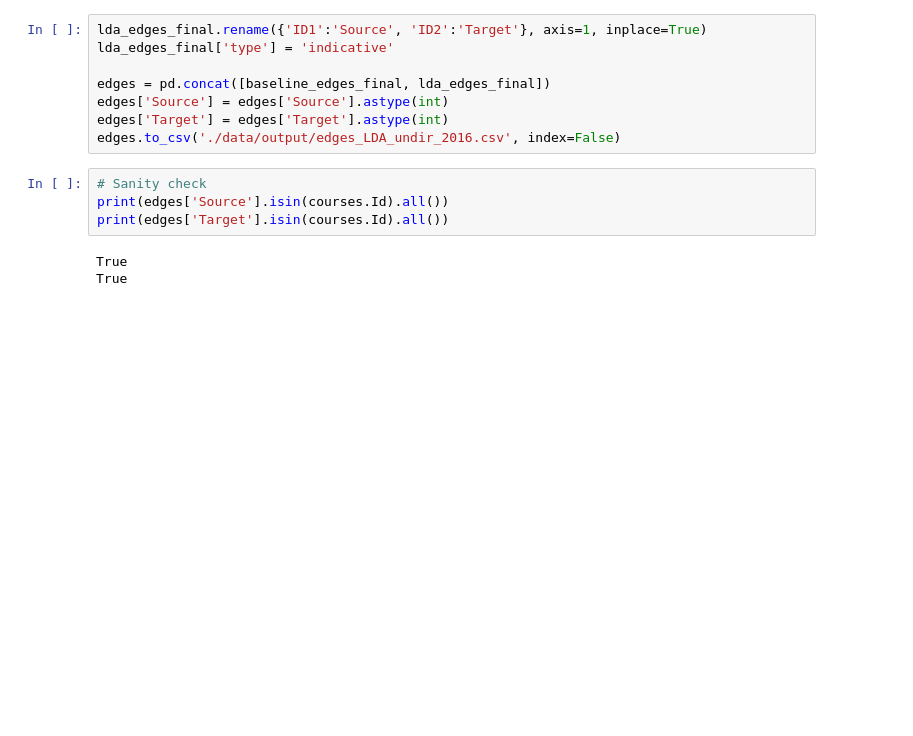
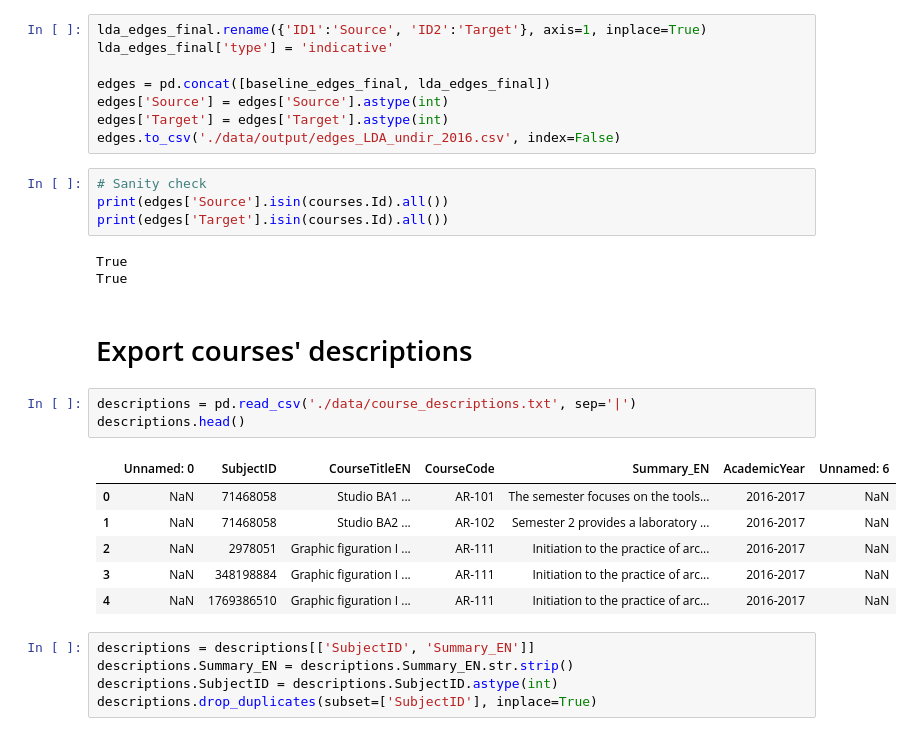
Before and after one commit to rbsteinm/EPFL-Courses-Graph-Representation, a Jupyter notebook: dataProcessing/DataProcessing.ipynb, the cells around one changed output. Saved outputs shown, nothing was run; the diff lists cells and outputs as text; blank space fills up the shorter version.

Commit message:
new data files for courses descriptions and sections

```diff
--- a/dataProcessing/DataProcessing.ipynb
+++ b/dataProcessing/DataProcessing.ipynb
@@ -323,3 +325,20 @@ print(edges['Target'].isin(courses.Id).all())
 # %% [output]
 True
 True
+# %% [markdown]
+# Export courses' descriptions
+# %%
+descriptions = pd.read_csv('./data/course_descriptions.txt', sep='|')
+descriptions.head()
+# %% [output]
+|  | Unnamed: 0 | SubjectID | CourseTitleEN | CourseCode | Summary_EN | AcademicYear | Unnamed: 6 |
+| 0 | NaN | 71468058 | Studio BA1 ... | AR-101 | The semester focuses on the tools... | 2016-2017 | NaN |
+| 1 | NaN | 71468058 | Studio BA2 ... | AR-102 | Semester 2 provides a laboratory ... | 2016-2017 | NaN |
+| 2 | NaN | 2978051 | Graphic figuration I ... | AR-111 | Initiation to the practice of arc... | 2016-2017 | NaN |
+| 3 | NaN | 348198884 | Graphic figuration I ... | AR-111 | Initiation to the practice of arc... | 2016-2017 | NaN |
+| 4 | NaN | 1769386510 | Graphic figuration I ... | AR-111 | Initiation to the practice of arc... | 2016-2017 | NaN |
+# %%
+descriptions = descriptions[['SubjectID', 'Summary_EN']]
+descriptions.Summary_EN = descriptions.Summary_EN.str.strip()
+descriptions.SubjectID = descriptions.SubjectID.astype(int)
+descriptions.drop_duplicates(subset=['SubjectID'], inplace=True)
```
Also changed, not shown: parts of 9 cells of this notebook, 3 other files.
